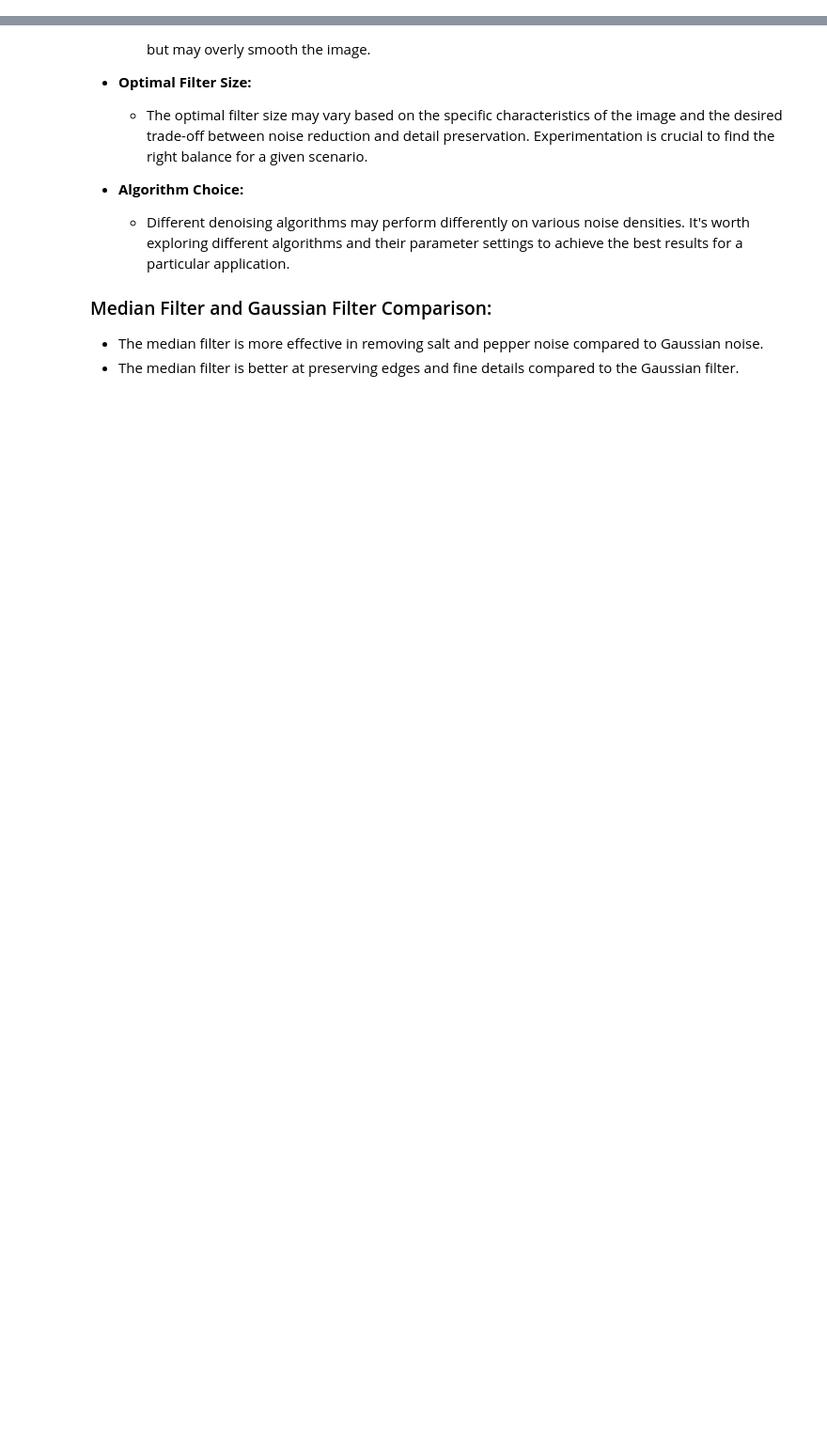
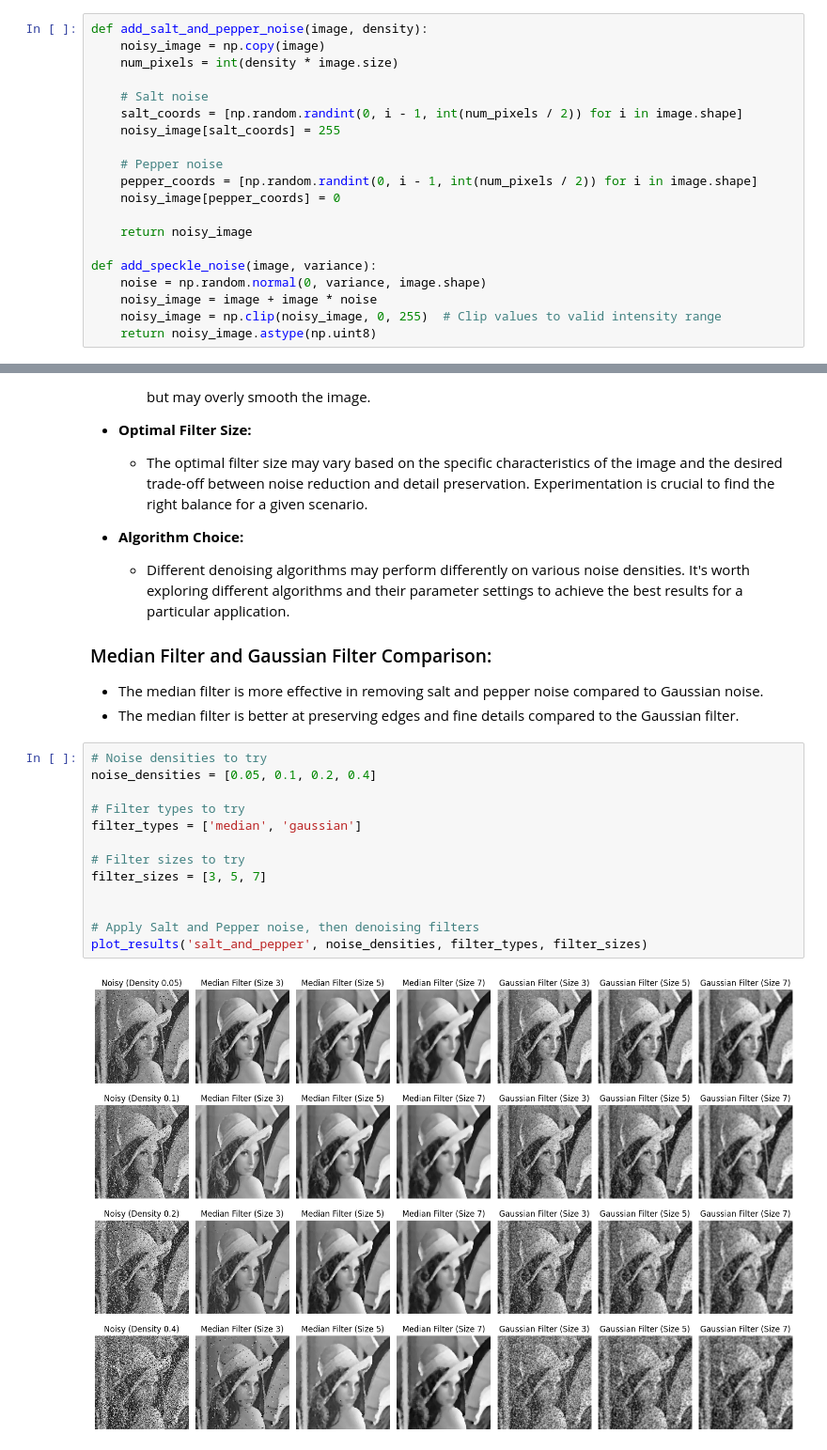
Before and after one commit to DevNerds2020/Computer_Vision, a Jupyter notebook: Denoising/denoising.ipynb, the cells around one changed output, grey strips where cells are left out. Shown at 94% size. Cells and saved outputs as stored; diff of their text form; blank space fills up the shorter version.

Commit message:
added spekle noise and cleaned the code

```diff
--- a/Denoising/denoising.ipynb
+++ b/Denoising/denoising.ipynb
@@ -20,0 +23,20 @@ lena_image = cv2.imread('../lena.jpg', cv2.IMREAD_GRAYSCALE)
+# %%
+def add_salt_and_pepper_noise(image, density):
+    noisy_image = np.copy(image)
+    num_pixels = int(density * image.size)
+
+    # Salt noise
+    salt_coords = [np.random.randint(0, i - 1, int(num_pixels / 2)) for i in image.shape]
+    noisy_image[salt_coords] = 255
+
+    # Pepper noise
+    pepper_coords = [np.random.randint(0, i - 1, int(num_pixels / 2)) for i in image.shape]
+    noisy_image[pepper_coords] = 0
+
+    return noisy_image
+
+def add_speckle_noise(image, variance):
+    noise = np.random.normal(0, variance, image.shape)
+    noisy_image = image + image * noise
+    noisy_image = np.clip(noisy_image, 0, 255)  # Clip values to valid intensity range
+    return noisy_image.astype(np.uint8)
@@ -166,3 +165,18 @@ plt.show()
 ### Median Filter and Gaussian Filter Comparison:
   - The median filter is more effective in removing salt and pepper noise compared to Gaussian noise.
   - The median filter is better at preserving edges and fine details compared to the Gaussian filter.
+# %%
+# Noise densities to try
+noise_densities = [0.05, 0.1, 0.2, 0.4]
+
+# Filter types to try
+filter_types = ['median', 'gaussian']
+
+# Filter sizes to try
+filter_sizes = [3, 5, 7]
+
+
+# Apply Salt and Pepper noise, then denoising filters
+plot_results('salt_and_pepper', noise_densities, filter_types, filter_sizes)
+# %% [output]
+[figure, added]
```
Also changed, not shown: parts of 6 cells of this notebook.
